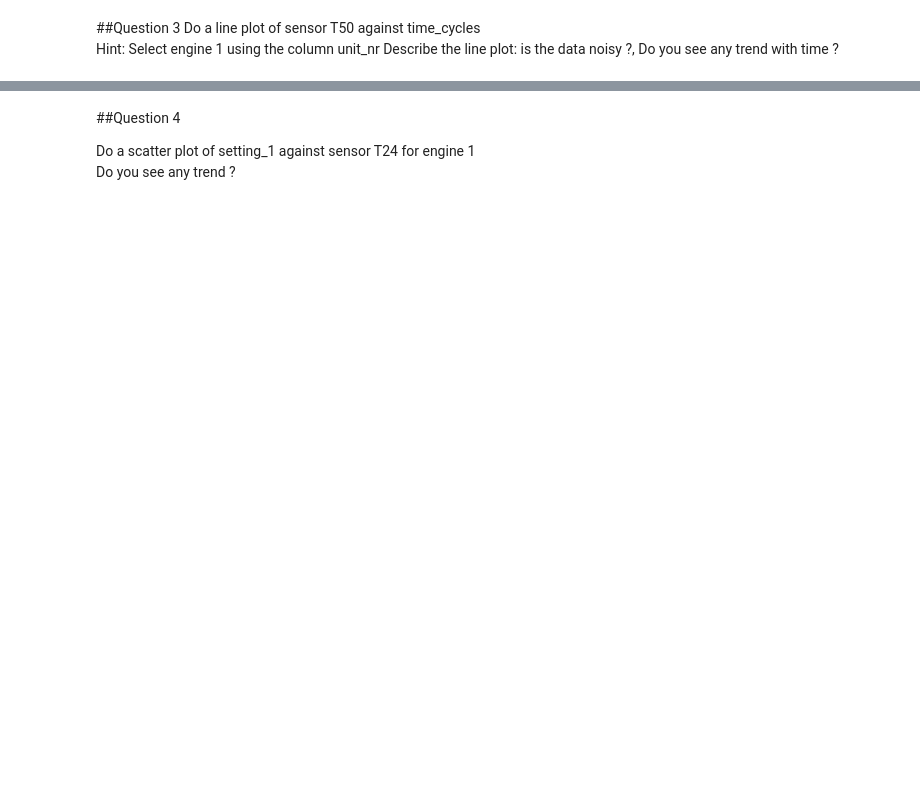
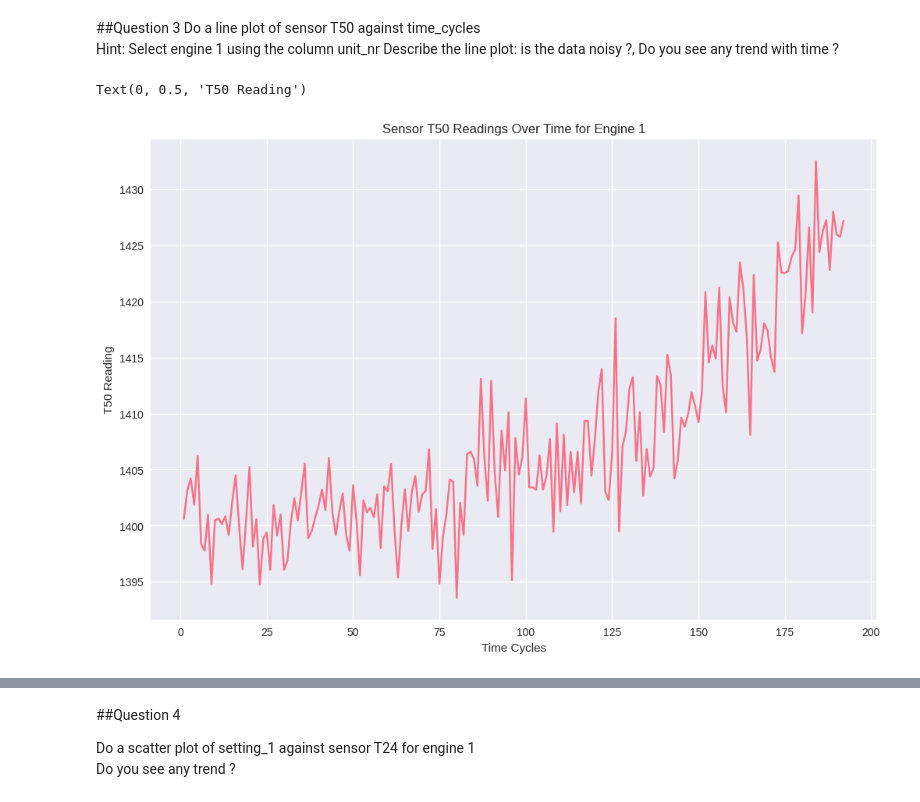
Before and after one commit to KpihX/rocket-durability-ai, a Jupyter notebook: Databoocamp2025_NASA_Turbofan_dataviz_practical.ipynb, the cells around one changed output, grey strips where cells are left out. Saved outputs shown, nothing was run; the diff lists cells and outputs as text; code cells hidden in the pictures; blank space fills up the shorter version.

```diff
--- a/Databoocamp2025_NASA_Turbofan_dataviz_practical.ipynb
+++ b/Databoocamp2025_NASA_Turbofan_dataviz_practical.ipynb
@@ -210,3 +226,11 @@ train_FD001.head(10)
 Do a line plot of sensor T50 against time_cycles\
 Hint: Select engine 1 using the column unit_nr
 Describe the line plot: is the data noisy ?, Do you see any trend with time ?
+# %%
+sns.lineplot(data=engine_1_data, x='time_cycles', y='T50')
+plt.title('Sensor T50 Readings Over Time for Engine 1')
+plt.xlabel('Time Cycles')
+plt.ylabel('T50 Reading')
+# %% [output]
+Text(0, 0.5, 'T50 Reading')
+[figure, added]
```
Also changed, not shown: parts of 15 cells of this notebook.
